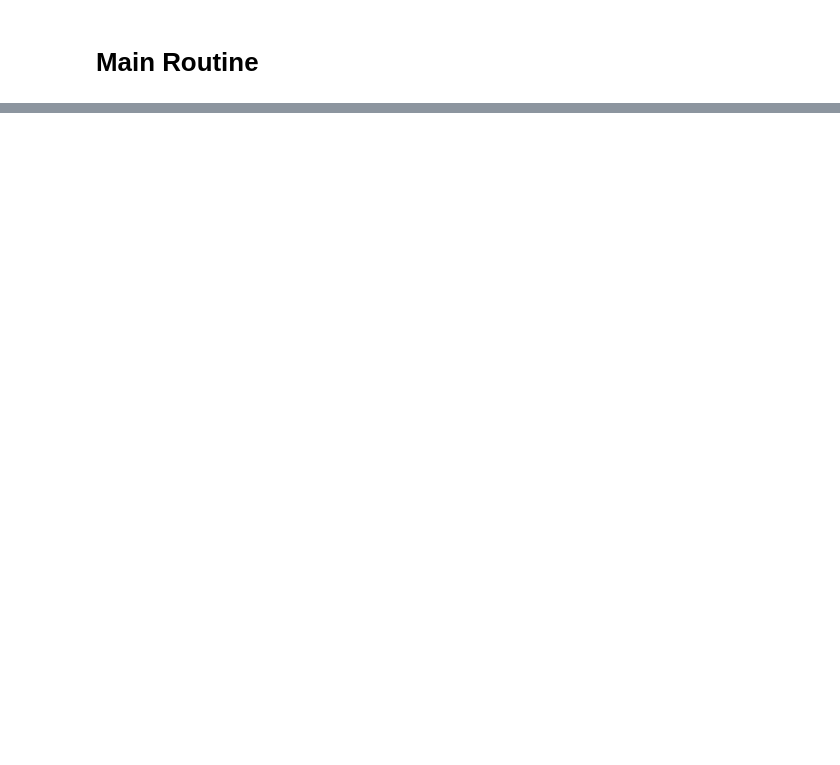
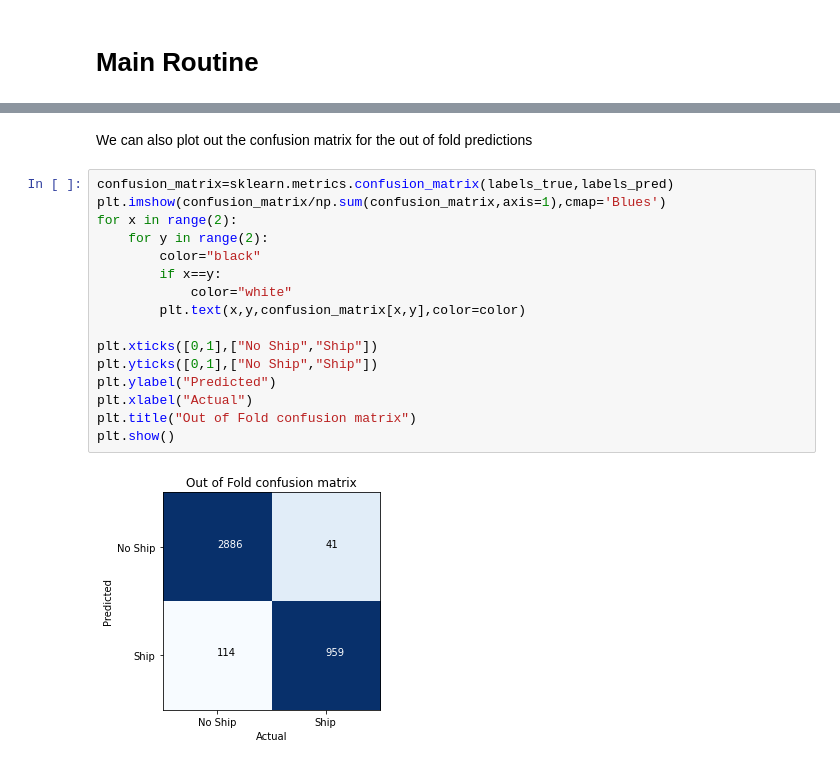
Before and after one commit to HighSpeeds/ShipDetection, a Jupyter notebook: ShipSet Model Training.ipynb, the cells around one changed output, grey strips where cells are left out. Saved outputs shown, nothing was run; the diff lists cells and outputs as text; blank space fills up the shorter version.

```diff
--- a/ShipSet Model Training.ipynb
+++ b/ShipSet Model Training.ipynb
@@ -255,0 +336,20 @@ epoch 10 time:13.61s|train loss=13.03764|train accuracy=1.0|val accuracy=0.99
+# %% [markdown]
+We can also plot out the confusion matrix for the out of fold predictions
+# %%
+confusion_matrix=sklearn.metrics.confusion_matrix(labels_true,labels_pred)
+plt.imshow(confusion_matrix/np.sum(confusion_matrix,axis=1),cmap='Blues')
+for x in range(2):
+    for y in range(2):
+        color="black"
+        if x==y:
+            color="white"
+        plt.text(x,y,confusion_matrix[x,y],color=color)
+
+plt.xticks([0,1],["No Ship","Ship"])
+plt.yticks([0,1],["No Ship","Ship"])
+plt.ylabel("Predicted")
+plt.xlabel("Actual")
+plt.title("Out of Fold confusion matrix")
+plt.show()
+# %% [output]
+[figure, added]
```
Also changed, not shown: parts of 6 cells of this notebook, 5 other files.
